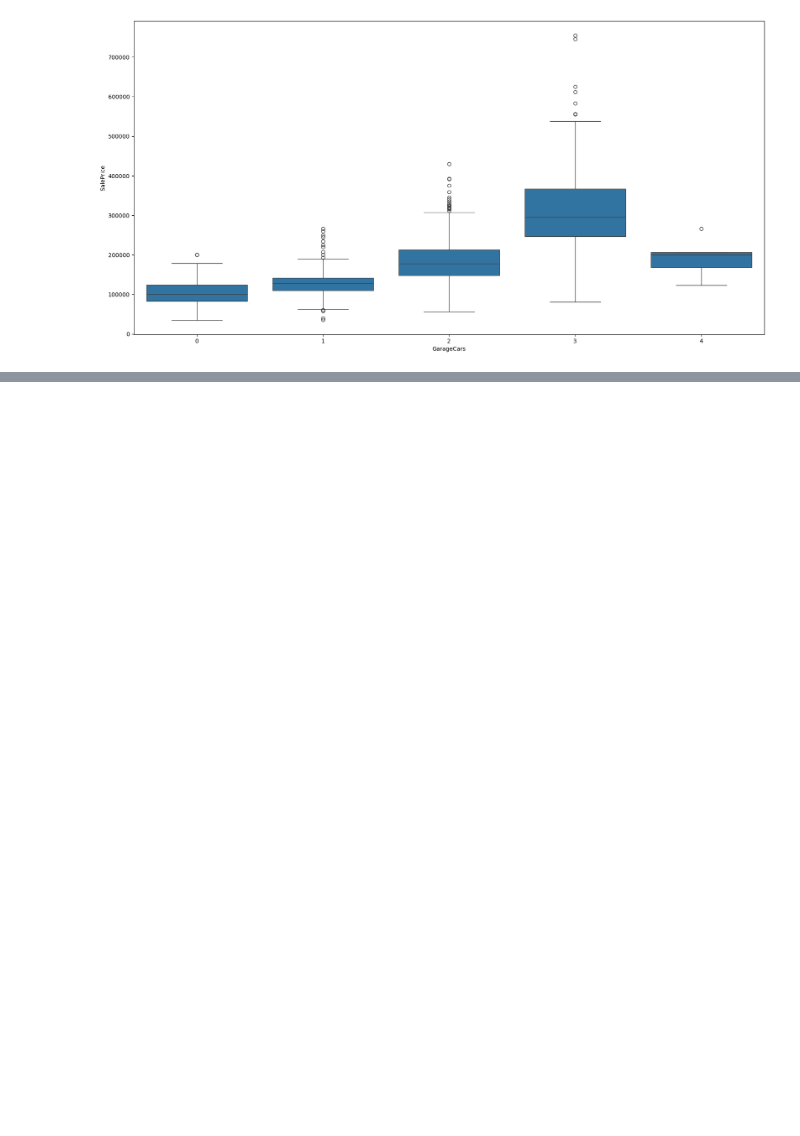
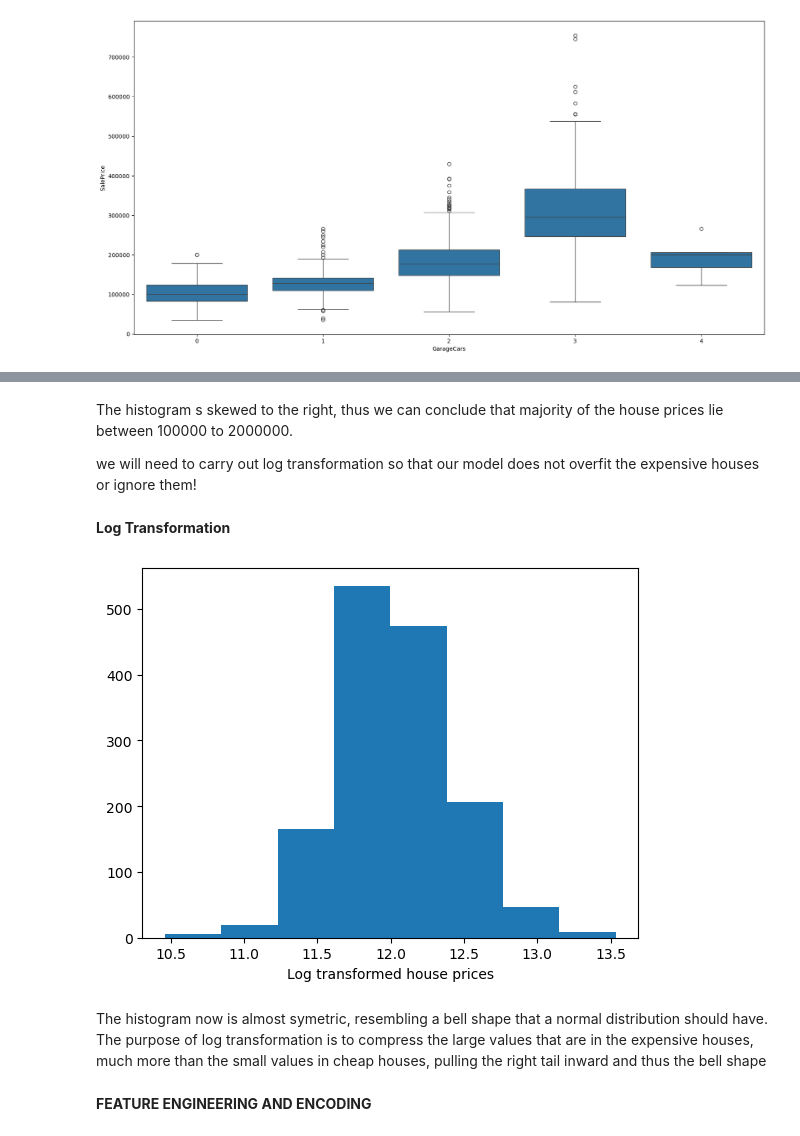
Before and after one commit to November-R/Jupyter_Notebook_Projects, a Jupyter notebook: house-prices-advanced-regression-techniques_dataset/Untitled.ipynb, the cells around one changed output, grey strips where cells are left out. Saved outputs shown, nothing was run; the diff lists cells and outputs as text; code cells hidden in the pictures; blank space fills up the shorter version.

```diff
--- a/house-prices-advanced-regression-techniques_dataset/Untitled.ipynb
+++ b/house-prices-advanced-regression-techniques_dataset/Untitled.ipynb
@@ -278,0 +305,28 @@ plt.show()
+# %% [markdown]
+The histogram s skewed to the right, thus we can conclude that majority of the house prices lie between 100000 to 2000000.
+
+we will need to carry out log transformation so that our model does not overfit the expensive houses or ignore them!
+# %% [markdown]
+**Log Transformation**
+# %%
+"""
+Steps to carry out log transformation
+1.Import Numpy
+2.Create a new column that is required to store the column you will apply the log transformation on
+3.Plot a histogram for the transformed colulmn(the new column)
+"""
+
+#log transfrmation on 'SalePrice'
+df['log_sale_prices'] = np.log(df['SalePrice'])
+
+#plotting a hist
+plt.xlabel('Log transformed house prices')
+plt.hist(df['log_sale_prices'], bins=8)
+plt.show()
+# %% [output]
+[figure, added]
+# %% [markdown]
+The histogram now is almost symetric, resembling a bell shape that a normal distribution should have.
+The purpose of log transformation is to compress the large values that are in the expensive houses, much more than the small values in cheap houses, pulling the right tail inward and thus the bell shape
+# %% [markdown]
+**FEATURE ENGINEERING AND ENCODING**
```
Also changed, not shown: parts of 26 cells of this notebook.
